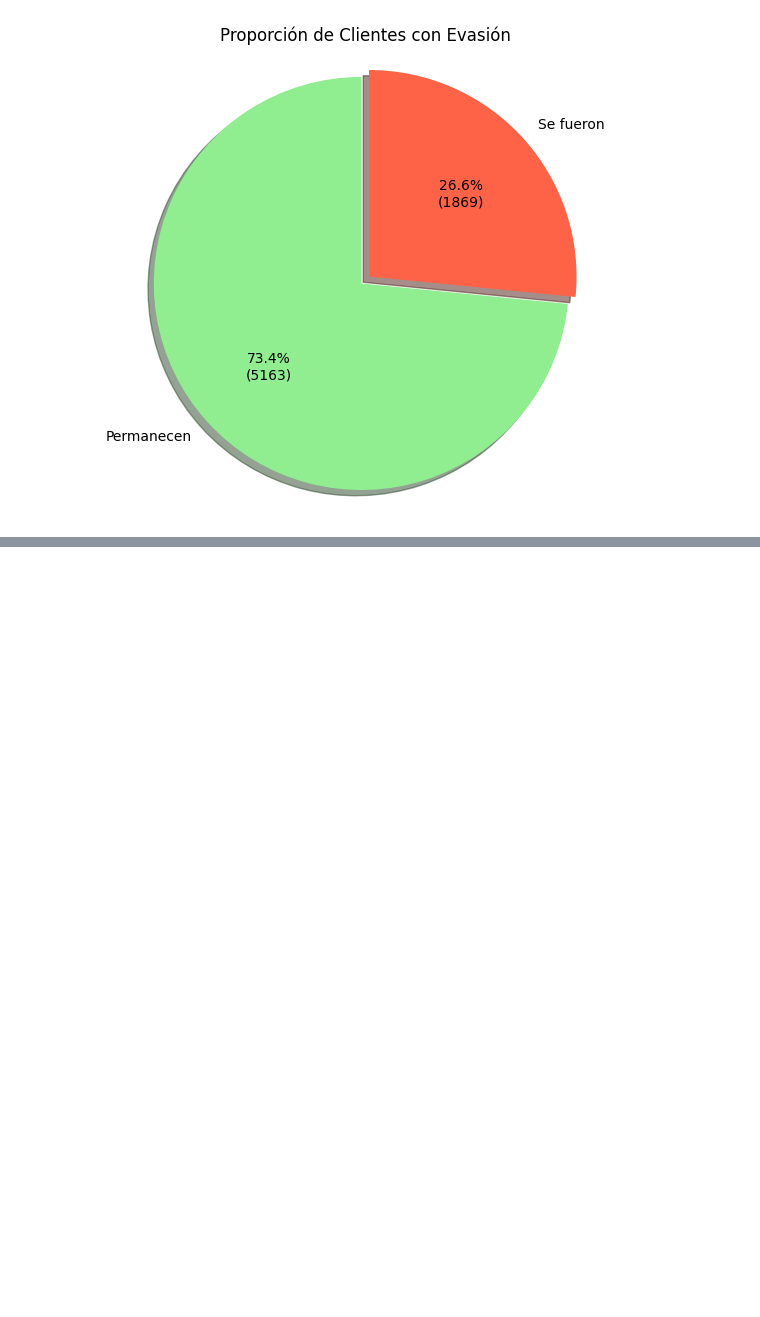
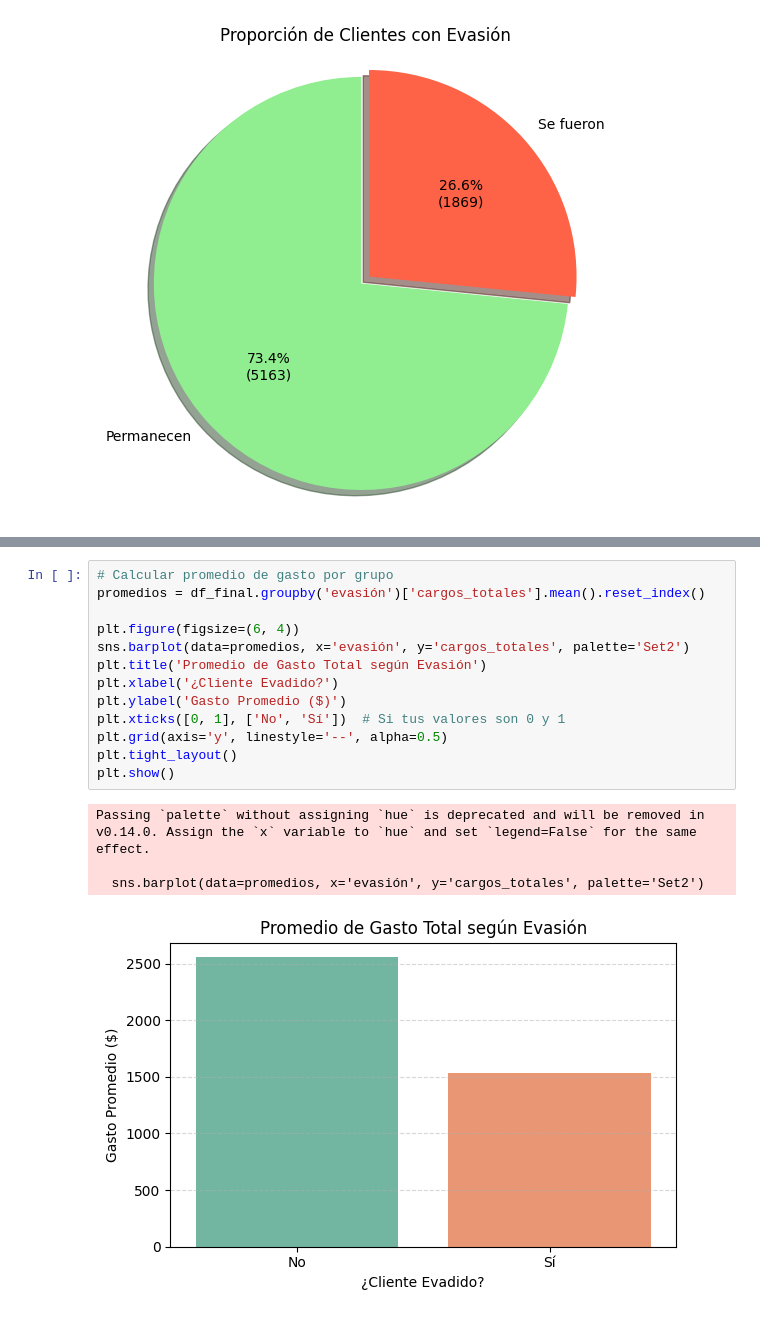
Before and after one commit to PRsant90/Challenge_datos_2, a Jupyter notebook: Challenge_Telecom_X_2.ipynb, the cells around one changed output, grey strips where cells are left out. Drawn from its saved outputs; the diff is of its cells as text; blank space fills up the shorter version.

```diff
--- a/Challenge_Telecom_X_2.ipynb
+++ b/Challenge_Telecom_X_2.ipynb
@@ -664,0 +705,18 @@ plt.show()
+# %%
+# Calcular promedio de gasto por grupo
+promedios = df_final.groupby('evasión')['cargos_totales'].mean().reset_index()
+
+plt.figure(figsize=(6, 4))
+sns.barplot(data=promedios, x='evasión', y='cargos_totales', palette='Set2')
+plt.title('Promedio de Gasto Total según Evasión')
+plt.xlabel('¿Cliente Evadido?')
+plt.ylabel('Gasto Promedio ($)')
+plt.xticks([0, 1], ['No', 'Sí'])  # Si tus valores son 0 y 1
+plt.grid(axis='y', linestyle='--', alpha=0.5)
+plt.tight_layout()
+plt.show()
+# %% [output]
+Passing `palette` without assigning `hue` is deprecated and will be removed in v0.14.0. Assign the `x` variable to `hue` and set `legend=False` for the same effect.
+
+  sns.barplot(data=promedios, x='evasión', y='cargos_totales', palette='Set2')
+[figure, added]
```
Also changed, not shown: parts of 11 cells of this notebook.
